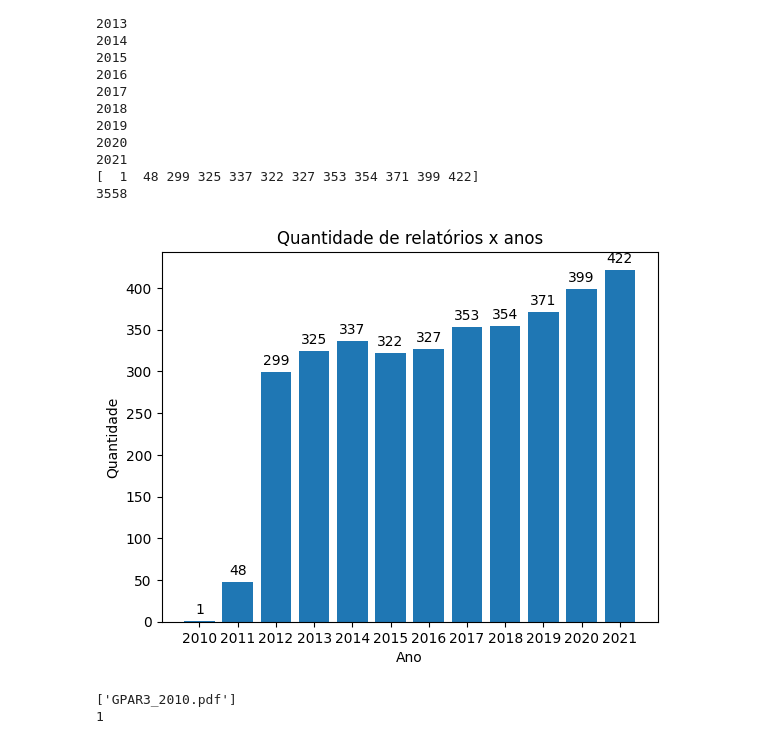
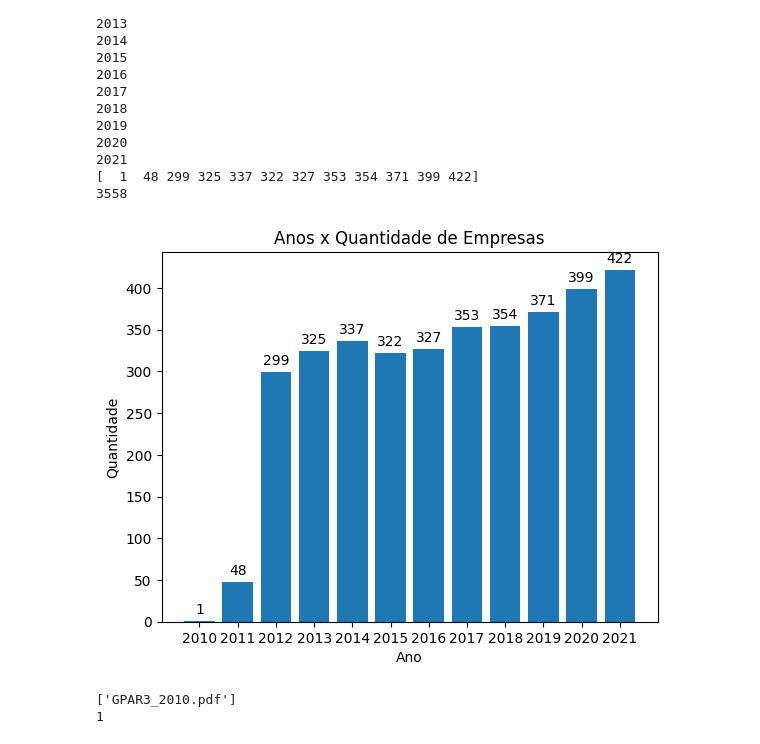
Before and after one commit to oziieljuniior/Work_Text, a Jupyter notebook: python_project/Relatorio_Data/relatorio_data1.ipynb, the cells around one changed output. Saved outputs shown, nothing was run; the diff lists cells and outputs as text; code cells hidden in the pictures.

```diff
--- a/python_project/Relatorio_Data/relatorio_data1.ipynb
+++ b/python_project/Relatorio_Data/relatorio_data1.ipynb
@@ -80,15 +80,15 @@ Ano máximo:  2021
 # %%
 #Gráfico gerado após análise
 fig, ax = plt.subplots()
 X = ['2010', '2011', '2012', '2013', '2014', '2015', '2016' ,'2017' ,'2018' ,'2019' ,'2020', '2021']
 rect1 = ax.bar(X, contador_anos)
 ax.set_ylabel('Quantidade')
-ax.set_title("Quantidade de relatórios x anos")
+ax.set_title("Anos x Quantidade de Empresas")
 ax.set_xlabel('Ano')
 ax.bar_label(rect1, padding = 3)
 plt.show()
 # %% [output]
-[figure, old version]
+[figure, new version]
 # %%
 #Empresa 2010
 #Pegar apenas os anos das strings
```
Also changed, not shown: parts of 64 cells of this notebook, 15 other files.
